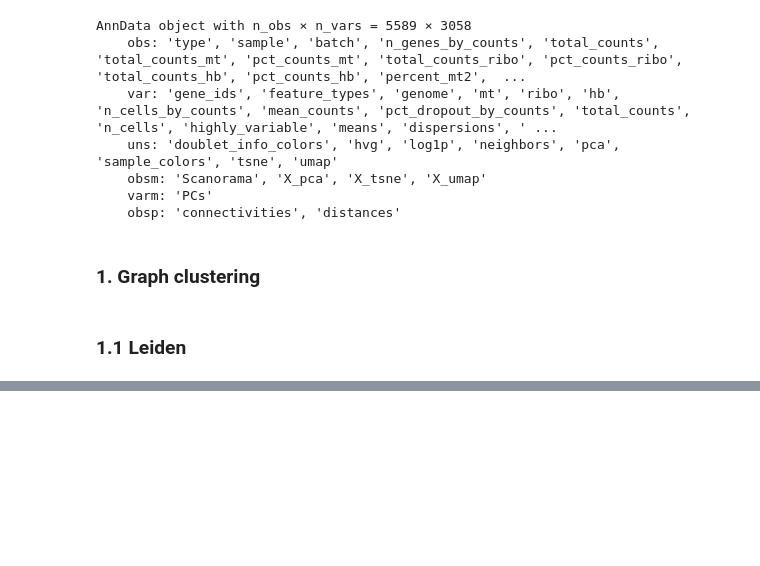
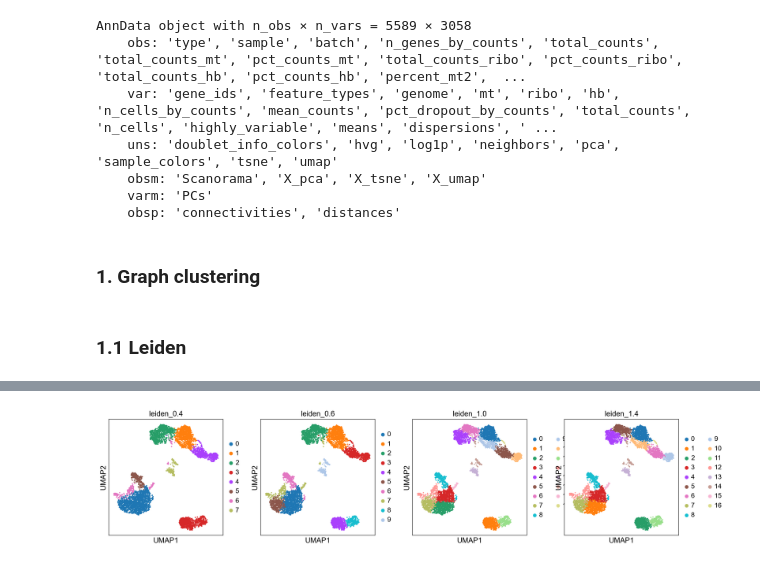
Before and after one commit to mujtababarsi/Covid-19-single-cell-analysis-Scanpy, a Jupyter notebook: Clustering .ipynb, the cells around one changed output, grey strips where cells are left out. Drawn from its saved outputs; the diff is of its cells as text; code cells hidden in the pictures; blank space fills up the shorter version.

```diff
--- a/Clustering .ipynb
+++ b/Clustering .ipynb
@@ -33,0 +47,4 @@ sc.tl.leiden(adata, resolution = 1.4, key_added = "leiden_1.4")
+# %%
+sc.pl.umap(adata, color=['leiden_0.4', 'leiden_0.6', 'leiden_1.0','leiden_1.4'])
+# %% [output]
+[figure, added]
```
Also changed, not shown: parts of 7 cells of this notebook.
